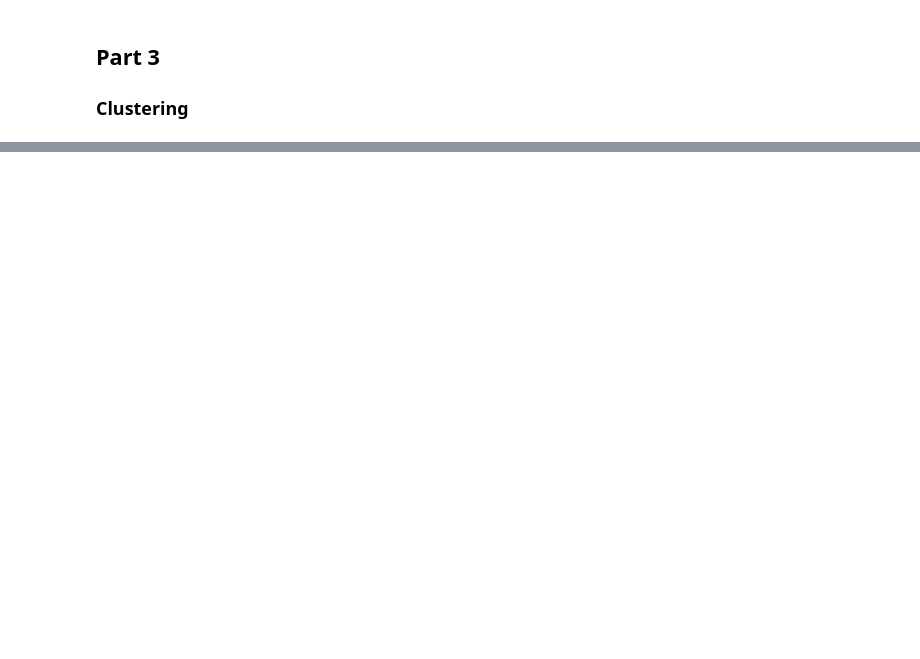
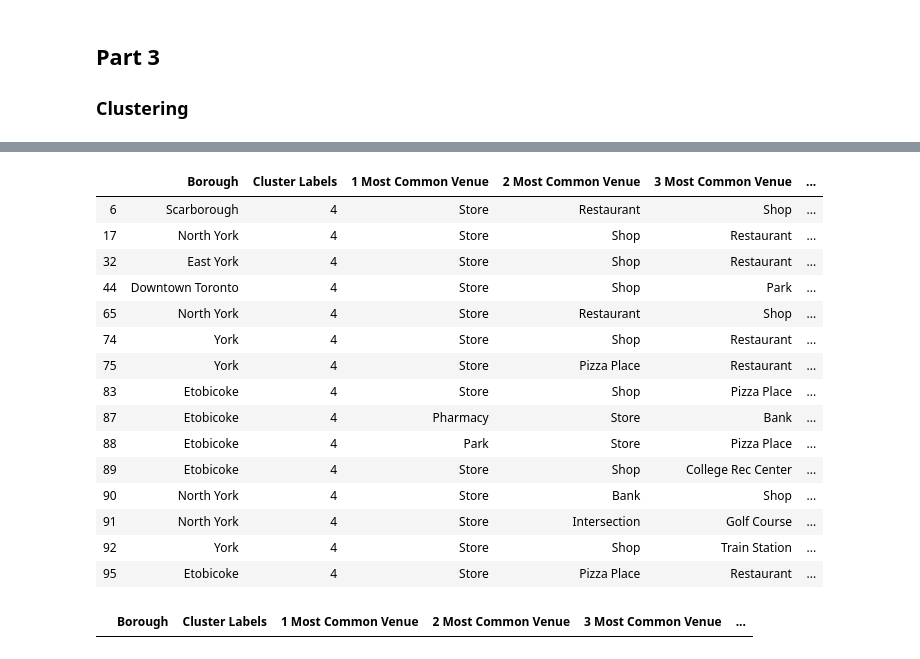
Before and after one commit to Donram/Coursera_Capstone, a Jupyter notebook: IBM-Capstone.ipynb, the cells around one changed output, grey strips where cells are left out. Saved outputs shown, nothing was run; the diff lists cells and outputs as text; code cells hidden in the pictures; blank space fills up the shorter version.

```diff
--- a/IBM-Capstone.ipynb
+++ b/IBM-Capstone.ipynb
@@ -249,0 +746,23 @@ toronto_map
+# %%
+toronto_merged.loc[toronto_merged['Cluster Labels'] == 4, toronto_merged.columns[[1] + list(range(5, toronto_merged.shape[1]))]]
+# %% [output]
+|  | Borough | Cluster Labels | 1 Most Common Venue | 2 Most Common Venue | 3 Most Common Venue | ... |
+| 6 | Scarborough | 4 | Store | Restaurant | Shop | ... |
+| 17 | North York | 4 | Store | Shop | Restaurant | ... |
+| 32 | East York | 4 | Store | Shop | Restaurant | ... |
+| 44 | Downtown Toronto | 4 | Store | Shop | Park | ... |
+| 65 | North York | 4 | Store | Restaurant | Shop | ... |
+| 74 | York | 4 | Store | Shop | Restaurant | ... |
+| 75 | York | 4 | Store | Pizza Place | Restaurant | ... |
+| 83 | Etobicoke | 4 | Store | Shop | Pizza Place | ... |
+| 87 | Etobicoke | 4 | Pharmacy | Store | Bank | ... |
+| 88 | Etobicoke | 4 | Park | Store | Pizza Place | ... |
+| 89 | Etobicoke | 4 | Store | Shop | College Rec Center | ... |
+| 90 | North York | 4 | Store | Bank | Shop | ... |
+| 91 | North York | 4 | Store | Intersection | Golf Course | ... |
+| 92 | York | 4 | Store | Shop | Train Station | ... |
+| 95 | Etobicoke | 4 | Store | Pizza Place | Restaurant | ... |
+# %%
+toronto_merged.loc[toronto_merged['Cluster Labels'] == 5, toronto_merged.columns[[1] + list(range(5, toronto_merged.shape[1]))]]
+# %% [output]
+|  | Borough | Cluster Labels | 1 Most Common Venue | 2 Most Common Venue | 3 Most Common Venue | ... |
```
Also changed, not shown: parts of 60 cells of this notebook, 2 other files.
